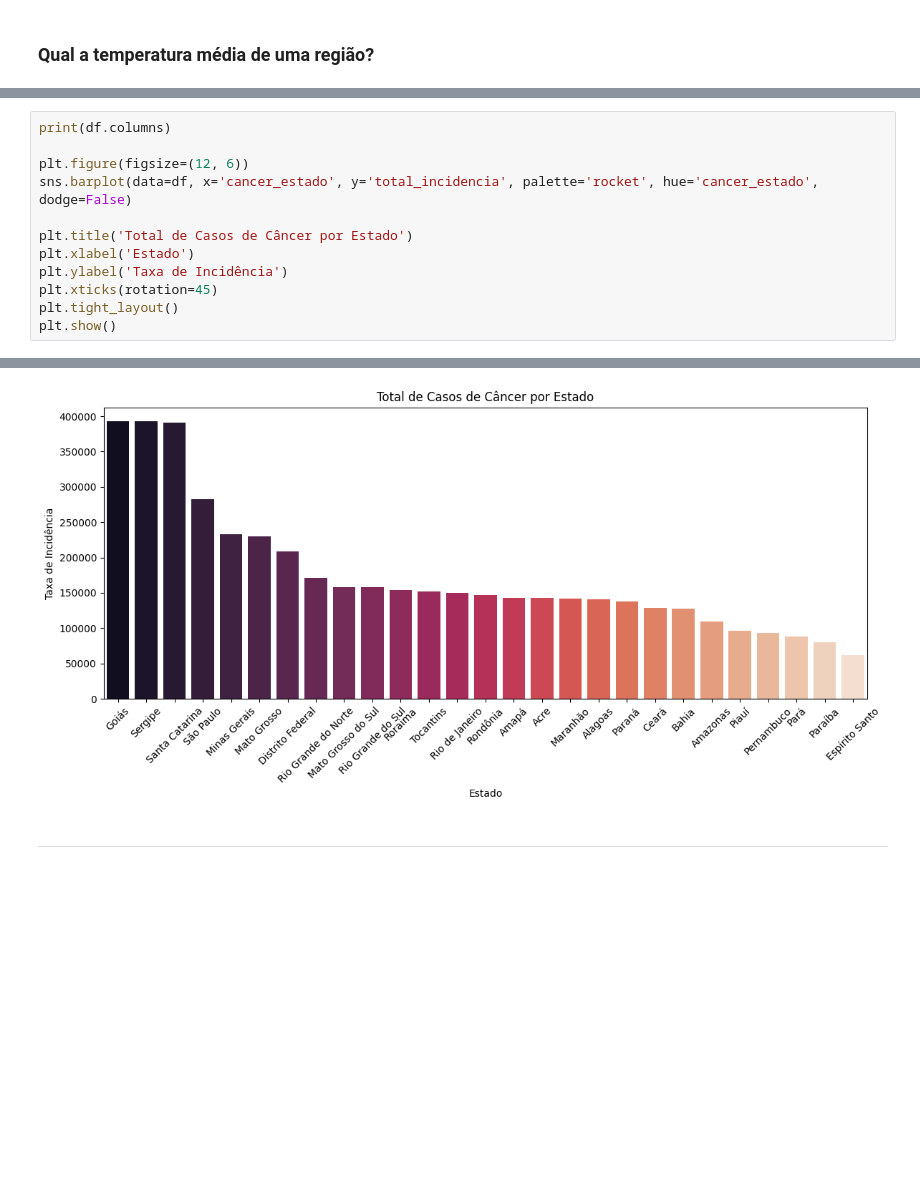
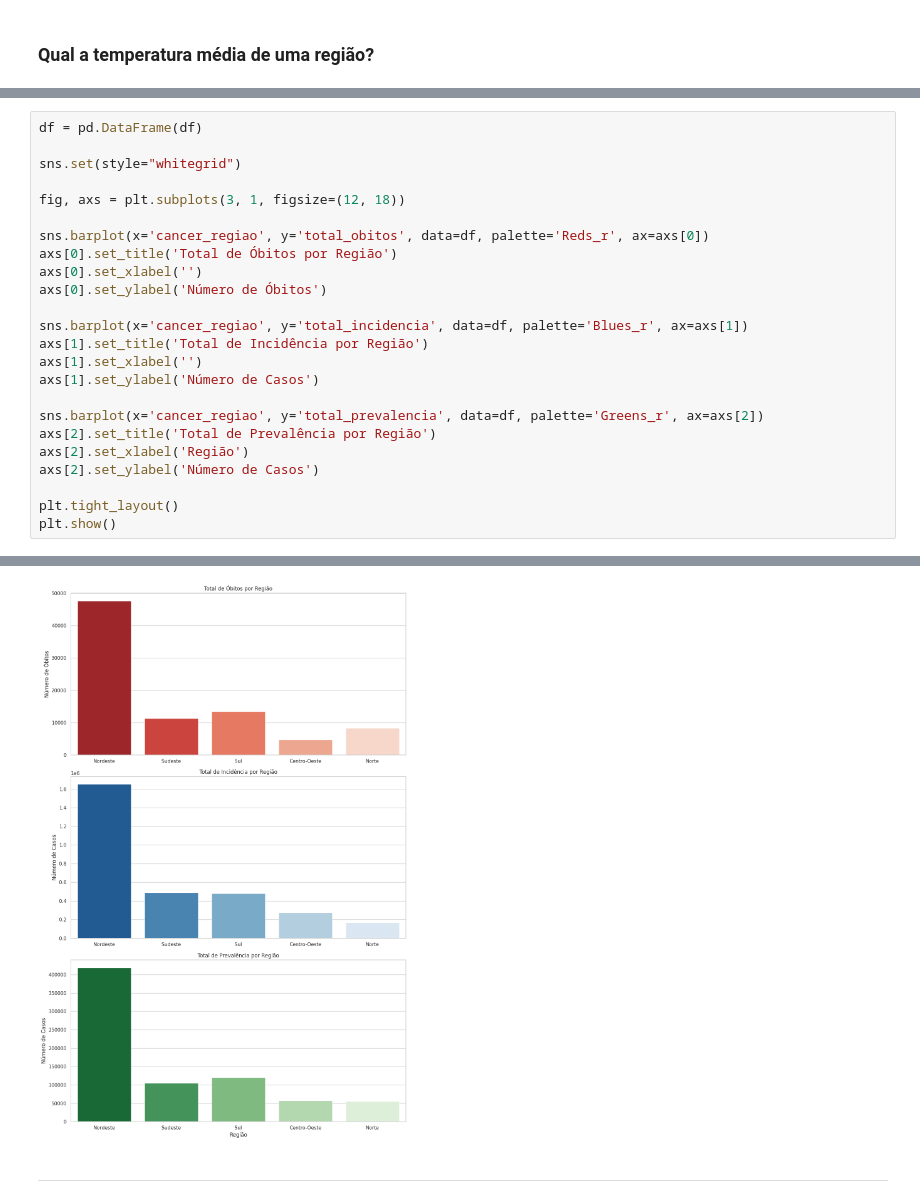
Before and after one commit to rodrigorcz/cancer-climate-dw, a Jupyter notebook: consultas.ipynb, the cells around one changed output, grey strips where cells are left out. Cells and saved outputs as stored; diff of their text form; blank space fills up the shorter version.

```diff
--- a/consultas.ipynb
+++ b/consultas.ipynb
@@ -163,13 +176,25 @@ df.head()
 # %%
-print(df.columns)
+df = pd.DataFrame(df)
 
-plt.figure(figsize=(12, 6))
-sns.barplot(data=df, x='cancer_estado', y='total_incidencia', palette='rocket', hue='cancer_estado', dodge=False)
+sns.set(style="whitegrid")
 
-plt.title('Total de Casos de Câncer por Estado')
-plt.xlabel('Estado')
-plt.ylabel('Taxa de Incidência')
-plt.xticks(rotation=45)
+fig, axs = plt.subplots(3, 1, figsize=(12, 18))
+
+sns.barplot(x='cancer_regiao', y='total_obitos', data=df, palette='Reds_r', ax=axs[0])
+axs[0].set_title('Total de Óbitos por Região')
+axs[0].set_xlabel('')
+axs[0].set_ylabel('Número de Óbitos')
+
+sns.barplot(x='cancer_regiao', y='total_incidencia', data=df, palette='Blues_r', ax=axs[1])
+axs[1].set_title('Total de Incidência por Região')
+axs[1].set_xlabel('')
+axs[1].set_ylabel('Número de Casos')
+
+sns.barplot(x='cancer_regiao', y='total_prevalencia', data=df, palette='Greens_r', ax=axs[2])
+axs[2].set_title('Total de Prevalência por Região')
+axs[2].set_xlabel('Região')
+axs[2].set_ylabel('Número de Casos')
+
 plt.tight_layout()
 plt.show()
 # %% [output]
@@ -179,4 +212,4 @@ Index(['cancer_estado', 'total_obitos', 'total_incidencia',
-[figure, old version]
+[figure, new version]
 # %% [markdown]
 ----
 # %% [markdown]
```
Also changed, not shown: parts of 30 cells of this notebook, 1 other file.
